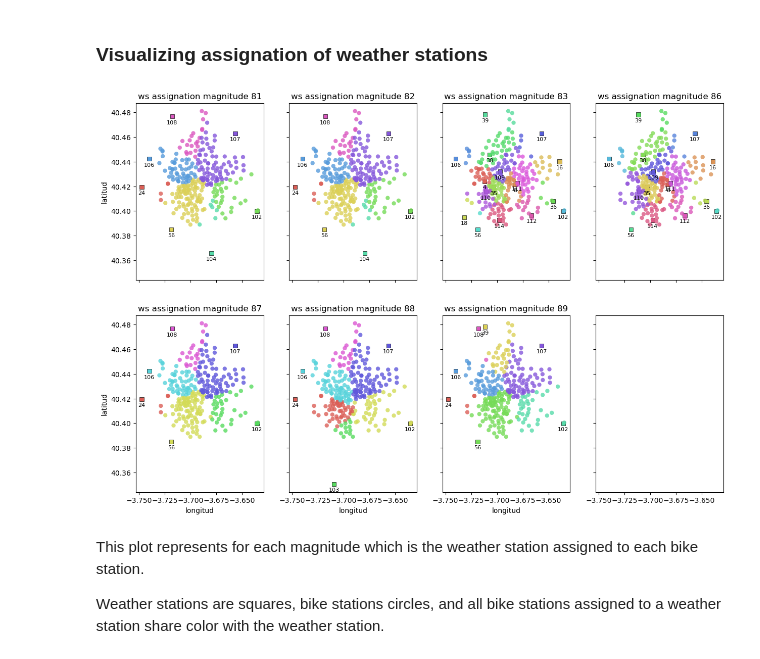
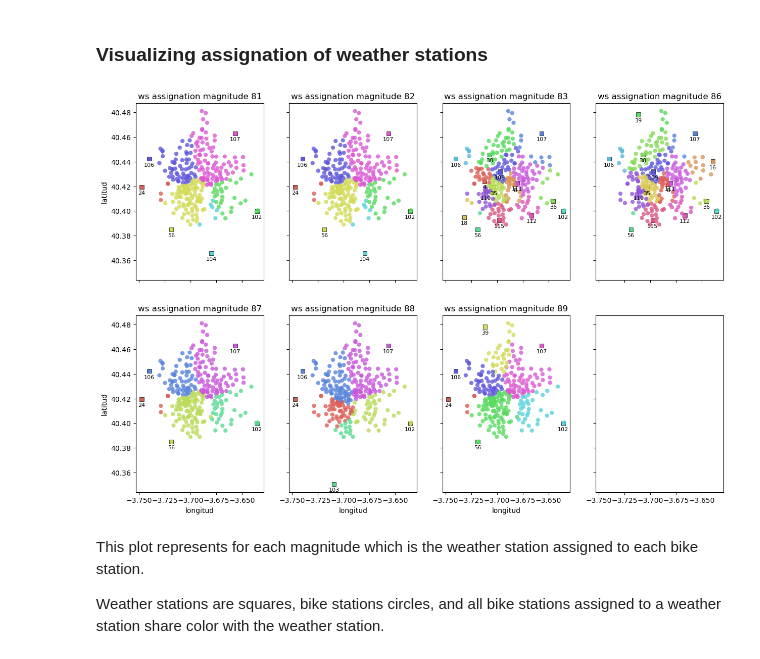
Before and after one commit to javi99/MT_predicting_BSD, a Jupyter notebook: data/development/weather_merging.ipynb, the cells around one changed output. Cells and saved outputs as stored; diff of their text form; code cells hidden in the pictures.

Commit message:
fixed weather data incoherences and problems

```diff
--- a/data/development/weather_merging.ipynb
+++ b/data/development/weather_merging.ipynb
@@ -110,0 +215,4 @@ memory usage: 27.4+ KB
+# %%
+for magnitud in MAGNITUDES:
+    stations_per_magnitude = weather_df_filtered.loc[weather_df_filtered["MAGNITUD"] == magnitud, "ESTACION"].unique()
+    ws_df_filtered.loc[~ws_df_filtered["codigo_corto"].isin(stations_per_magnitude), magnitud] = None
@@ -142,6 +265 @@ ws_df.head()
 5 rows × 24 columns
-# %%
-# creating a dictionary with a list of stations that register each magnitude
-stations_per_magnitude = dict()
-for magnitude in MAGNITUDES:
-    stations_per_magnitude[magnitude] = list(ws_df.loc[~ws_df[magnitude].isna(), "codigo_corto"].reset_index(drop=True))
@@ -159,7 +273,7 @@ classifier = NearestCentroid()
 
 for magnitude in MAGNITUDES:
     #we select the rows of the stations that measure each magnitude
-    ws_df_magnitude = ws_df[~ws_df[magnitude].isna()]
+    ws_df_magnitude = ws_df_filtered[~ws_df_filtered[magnitude].isna()]
     #we get the coordinates of the stations that measure that specific magnitude
     coord_ws_magnitude = ws_df_magnitude[["latitud","longitud"]]
     stations_magnitude = ws_df_magnitude["codigo_corto"]
@@ -183,2 +297,13 @@ now we have one weather station per magnitude assigned to each bike station so t
 # %% [markdown]
 ### Visualizing weather stations
+# %%
+# palette creation with respect to the weather stations that are used for each magnitude
+weather_station_codes = ws_df_filtered["codigo_corto"]
+my_palette = sns.color_palette("hls", n_colors=len(list(weather_station_codes)))
+
+# scatter plot of the weather stations
+ax = sns.scatterplot(data=ws_df_filtered, x="longitud", y="latitud",hue = ws_df_filtered["codigo_corto"], palette=my_palette,
+                marker="s", edgecolor="black", alpha=1, legend=None)
+
+for i in range(ws_df_filtered.shape[0]):
+        ax.text(ws_df_filtered.iloc[i]["longitud"], ws_df_filtered.iloc[i]["latitud"]-0.01, int(ws_df_filtered.iloc[i]["codigo_corto"]), ha="center", fontsize=8)
@@ -195,35 +322,35 @@ for index, magnitude in enumerate(MAGNITUDES):
     # this is to build the rows and columns of the subplot
     if index < ncols:
         row = 0
         col = index
     else:
         row = 1
         col = index - ncols
 
     # palette creation with respect to the weather stations that are used for each magnitude
     weather_station_codes = bs_df["weather_station_" + str(magnitude)].unique()
     my_palette = sns.color_palette("hls", n_colors=len(list(weather_station_codes)))
 
     # subsample of the weather stations that register this specific magnitude
-    ws_df_aux = ws_df.loc[ws_df["codigo_corto"].isin(bs_df["weather_station_" + str(magnitude)]),["longitud", "latitud", "codigo_corto"]]
+    ws_df_aux = ws_df_filtered.loc[ws_df_filtered["codigo_corto"].isin(bs_df["weather_station_" + str(magnitude)]),["longitud", "latitud", "codigo_corto"]]
     # scatter plot of the weather stations
     sns.scatterplot(data=ws_df_aux, x="longitud", y="latitud",hue = ws_df_aux["codigo_corto"], palette=my_palette,
                     marker="s", edgecolor="black", alpha=1, legend=None, ax=axes[row, col])
 
     # inserting labels to weather stations to know the code of each one
     for i in range(ws_df_aux.shape[0]):
         axes[row, col].text(ws_df_aux.iloc[i]["longitud"], ws_df_aux.iloc[i]["latitud"]-0.006, int(ws_df_aux.iloc[i]["codigo_corto"]), ha="center", fontsize=8)
 
     # subsample of the bike stations to get the weather station codes assigned for this magnitude
     bs_df_aux = bs_df[["longitud", "latitud", "weather_station_" + str(magnitude)]]
     # scatter plot of the bike stations
     sns.scatterplot(data=bs_df_aux, x="longitud", y="latitud",hue = bs_df_aux["weather_station_" + str(magnitude)],palette= my_palette,
                     marker="o", edgecolor="none", alpha=0.8, legend=None, ax=axes[row, col])
 
     # settint titles to the subplots
     axes[row,col].set(title="ws assignation magnitude " + str(magnitude))
 # %% [output]
-[figure, old version]
+[figure, new version]
 # %% [markdown]
 This plot represents for each magnitude which is the weather station assigned to each bike station.
 
```
Also changed, not shown: parts of 37 cells of this notebook.
